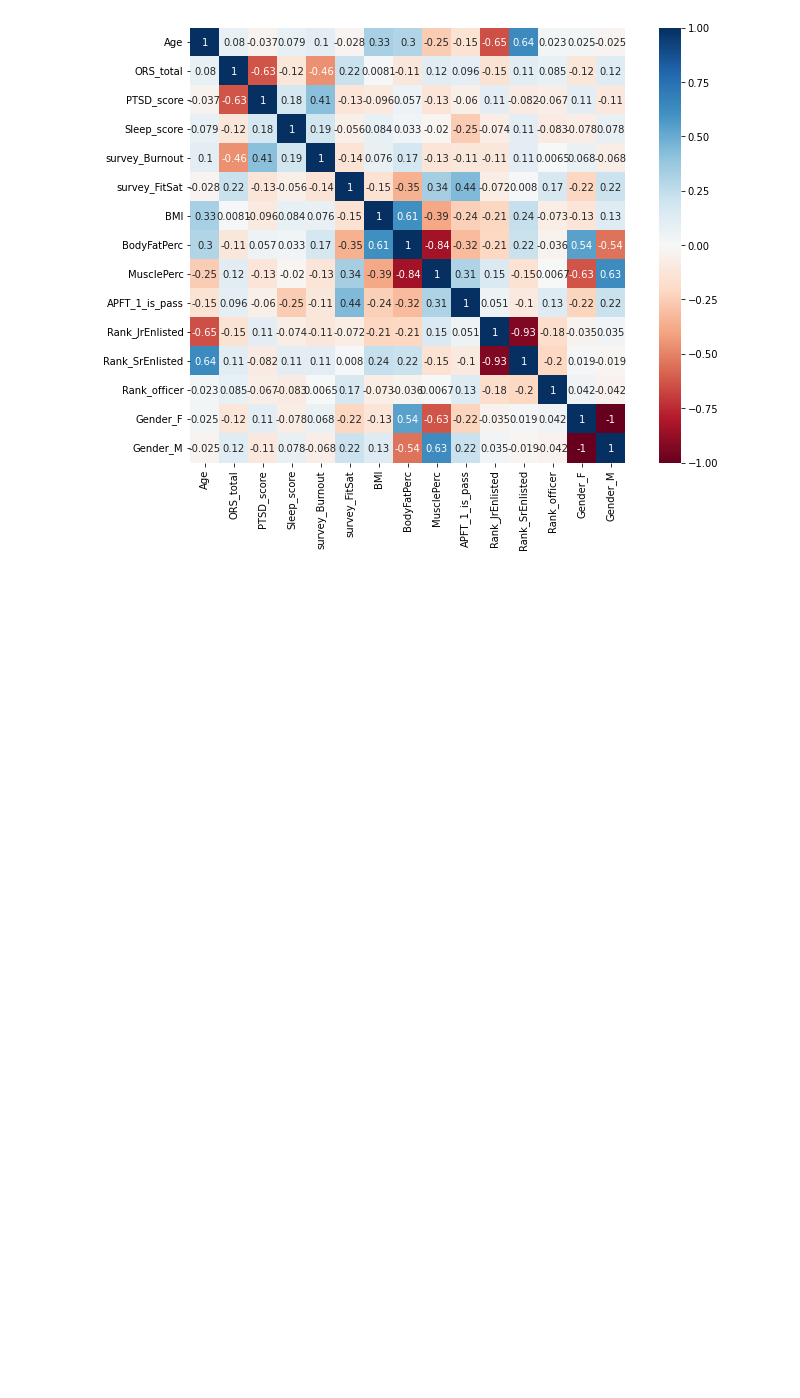
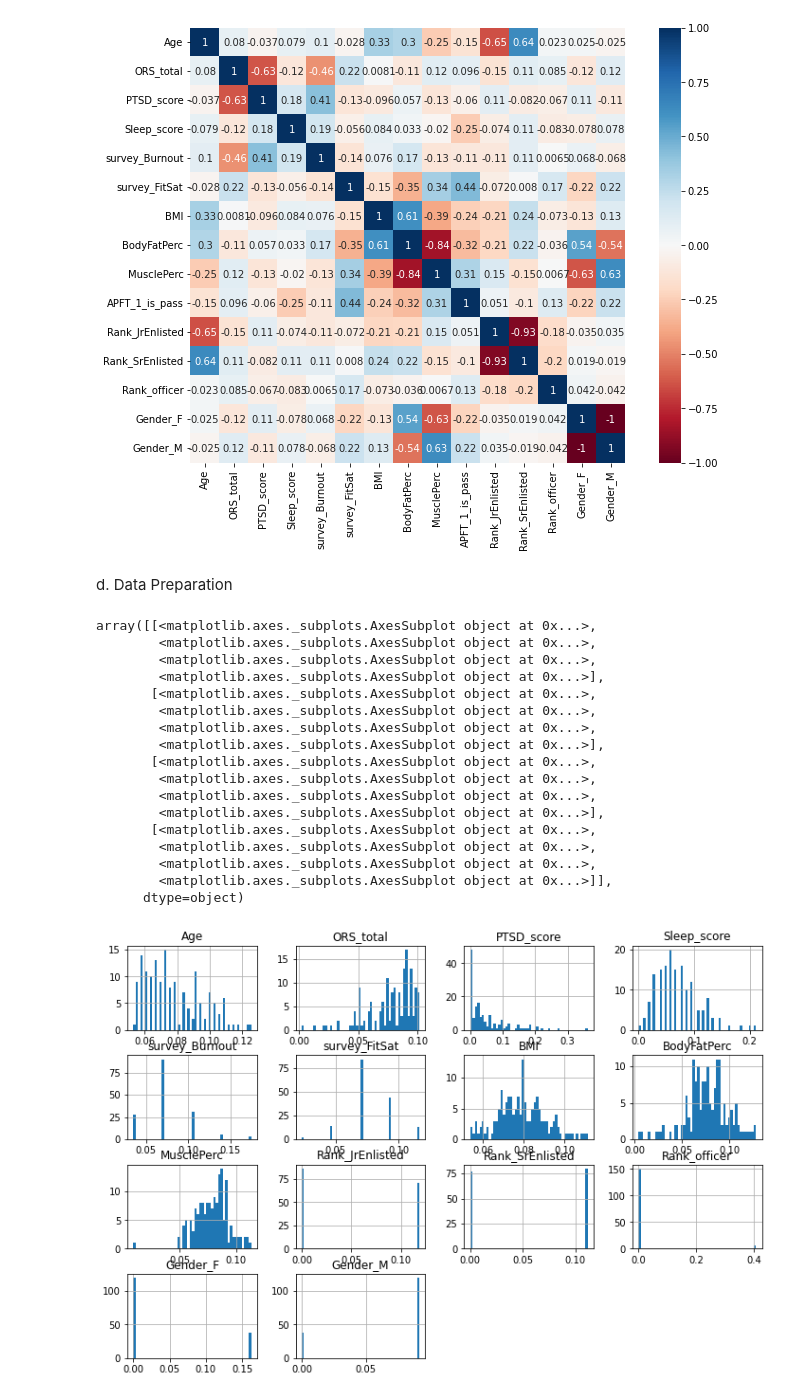
Before and after one commit to djfLtC0dr/python-playground, a Jupyter notebook: DASC522/djfDASC522_HW2.ipynb, the cells around one changed output. Cells and saved outputs as stored; diff of their text form; code cells hidden in the pictures; blank space fills up the shorter version.

Commit message:
data prep

```diff
--- a/DASC522/djfDASC522_HW2.ipynb
+++ b/DASC522/djfDASC522_HW2.ipynb
@@ -10,9 +8,10 @@ import pandas as pd
 import matplotlib.pyplot as plt
 import seaborn as sns
 import statsmodels.api as sm
+from sklearn import preprocessing
 
 # loading the training dataset
-data = pd.read_csv('/home/LRS_Pre_Assessment_trimmed_rank.csv')
+data = pd.read_csv('/LRS_Pre_Assessment_trimmed_rank.csv')
 print(data)
 # %% [output]
     Flight        Rank  Age Gender  ORS_total  PTSD_score  Sleep_score  \
@@ -74,7 +73,7 @@ data_encoded.describe()
 # separate the independent and dependent variables
 X = data_encoded.loc[:, data_encoded.columns != 'APFT_1_is_pass']
 y = data_encoded.loc[:, data_encoded.columns == 'APFT_1_is_pass']
-X = sm.add_constant(X)
+#X = sm.add_constant(X)
 #print(X.columns)
 
 #histplot
@@ -94,3 +93,36 @@ sns.heatmap(corr_matrix, cmap='RdBu', vmin=-1, vmax=1, annot=True, square=True,
 [figure]
 <matplotlib.axes._subplots.AxesSubplot at 0x...>
 [figure]
+# %% [markdown]
+d. Data Preparation
+# %%
+# normalize data
+data_normd = preprocessing.normalize(X, axis=0)
+col_names = X.columns
+normd_df = pd.DataFrame(data_normd, columns=col_names)
+#create log-transformed data
+#normd_df['Age'] = np.log(normd_df['Age'])
+#normd_df['ORS_total'] = np.log(normd_df['ORS_total'])
+#normd_df['PTSD_score'] = np.log(normd_df['PTSD_score'])
+#data_log = np.log(data)
+#histplot
+normd_df.hist(bins=50, figsize=(12,8))
+# %% [output]
+array([[<matplotlib.axes._subplots.AxesSubplot object at 0x...>,
+        <matplotlib.axes._subplots.AxesSubplot object at 0x...>,
+        <matplotlib.axes._subplots.AxesSubplot object at 0x...>,
+        <matplotlib.axes._subplots.AxesSubplot object at 0x...>],
+       [<matplotlib.axes._subplots.AxesSubplot object at 0x...>,
+        <matplotlib.axes._subplots.AxesSubplot object at 0x...>,
+        <matplotlib.axes._subplots.AxesSubplot object at 0x...>,
+        <matplotlib.axes._subplots.AxesSubplot object at 0x...>],
+       [<matplotlib.axes._subplots.AxesSubplot object at 0x...>,
+        <matplotlib.axes._subplots.AxesSubplot object at 0x...>,
+        <matplotlib.axes._subplots.AxesSubplot object at 0x...>,
+        <matplotlib.axes._subplots.AxesSubplot object at 0x...>],
+       [<matplotlib.axes._subplots.AxesSubplot object at 0x...>,
+        <matplotlib.axes._subplots.AxesSubplot object at 0x...>,
+        <matplotlib.axes._subplots.AxesSubplot object at 0x...>,
+        <matplotlib.axes._subplots.AxesSubplot object at 0x...>]],
+      dtype=object)
+[figure, added]
```
Also changed, not shown: parts of 1 cell of this notebook.
